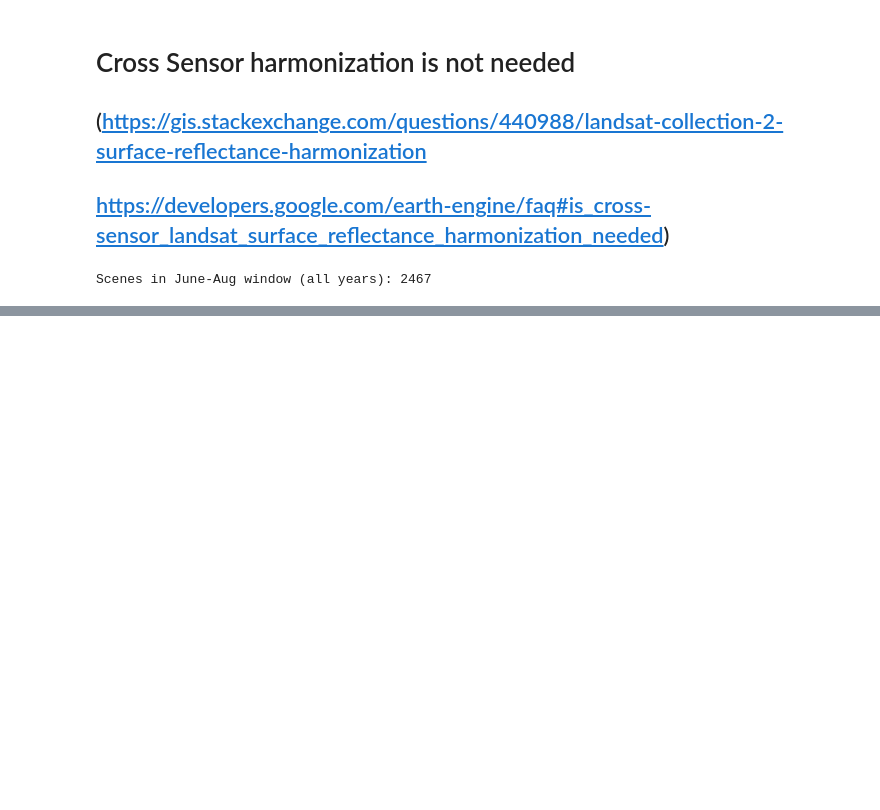
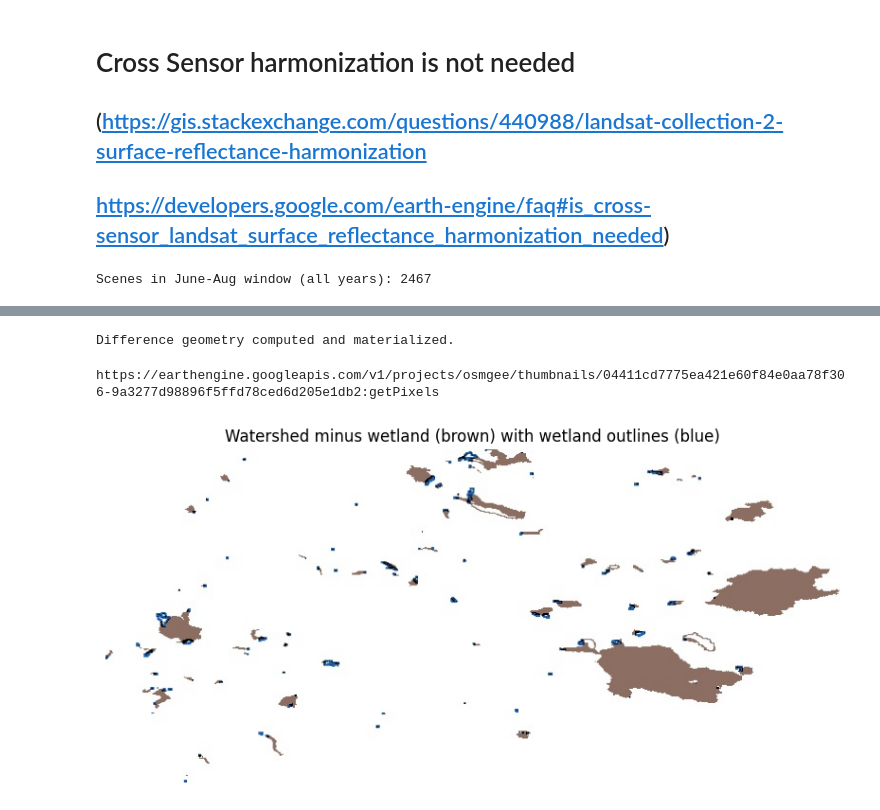
Before and after one commit to Mohammed777777777/Oil-Sand-Monitoring, a Jupyter notebook: TimeSeries_Wetland_OSM.ipynb, the cells around one changed output, grey strips where cells are left out. Drawn from its saved outputs; the diff is of its cells as text; code cells hidden in the pictures; blank space fills up the shorter version.

```diff
--- a/TimeSeries_Wetland_OSM.ipynb
+++ b/TimeSeries_Wetland_OSM.ipynb
@@ -377,0 +470,63 @@ Final status: {'state': 'COMPLETED', 'description': 'NDVI_medoid_2022_test', 'pr
+# %%
+# ============================================
+# Pre-compute the difference geometry ONCE, not per-year
+# ============================================
+
+# Force evaluation now, so it's computed a single time rather than
+# being silently recomputed inside every one of the 41 map() calls
+watershed_minus_wetland_geom = ee.Geometry(
+    watershed_geom.difference(wetland_geom, maxError=1).getInfo()
+)
+
+print('Difference geometry computed and materialized.')
+# %% [output]
+Difference geometry computed and materialized.
+# %%
+# ============================================
+# Visualize watershed-minus-wetland geometry
+# ============================================
+
+# Paint the difference geometry onto a blank image
+diff_feature = ee.FeatureCollection([ee.Feature(watershed_minus_wetland_geom)])
+
+diff_image = ee.Image().byte().paint(
+    featureCollection=diff_feature,
+    color=1
+)
+
+# Also paint the original wetlands on top, in a different value, so you can
+# see both layers together and visually confirm the wetland "holes"
+wetland_outline = ee.Image().byte().paint(
+    featureCollection=wetlands,
+    color=2,
+    width=2  # outline only, so it doesn't just fully overlap/hide
+)
+
+combined_vis = diff_image.unmask(0).add(wetland_outline.unmask(0))
+
+thumb_url = combined_vis.getThumbURL({
+    'min': 0,
+    'max': 3,
+    'palette': ['white', '#8D6E63', '#1565C0', 'black'],  # 0=empty, 1=upland, 2=wetland outline
+    'dimensions': 768,
+    'region': watershed_geom,
+})
+
+print(thumb_url)
+
+import requests
+from PIL import Image
+from io import BytesIO
+import matplotlib.pyplot as plt
+
+response = requests.get(thumb_url)
+img = Image.open(BytesIO(response.content))
+
+plt.figure(figsize=(10, 10))
+plt.imshow(img)
+plt.axis('off')
+plt.title('Watershed minus wetland (brown) with wetland outlines (blue)')
+plt.show()
+# %% [output]
+https://earthengine.googleapis.com/v1/projects/osmgee/thumbnails/04411cd7775ea421e60f84e0aa78f306-9a3277d98896f5ffd78ced6d205e1db2:getPixels
+[figure, added]
```
Also changed, not shown: parts of 15 cells of this notebook.
